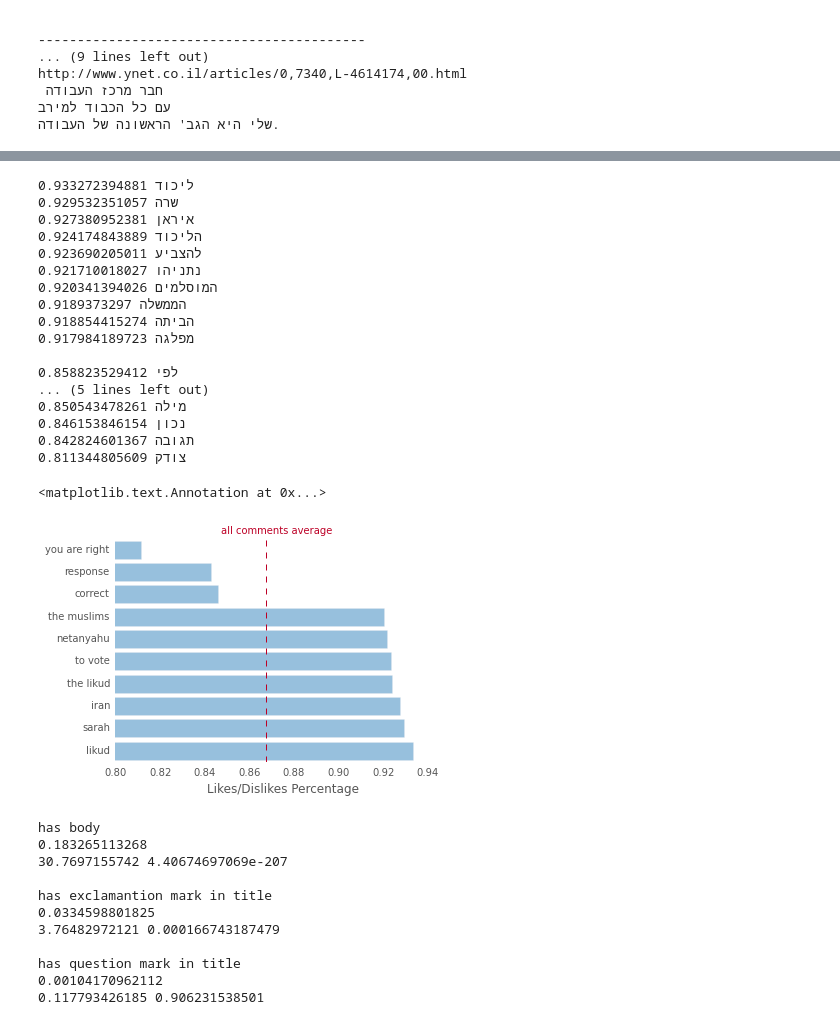
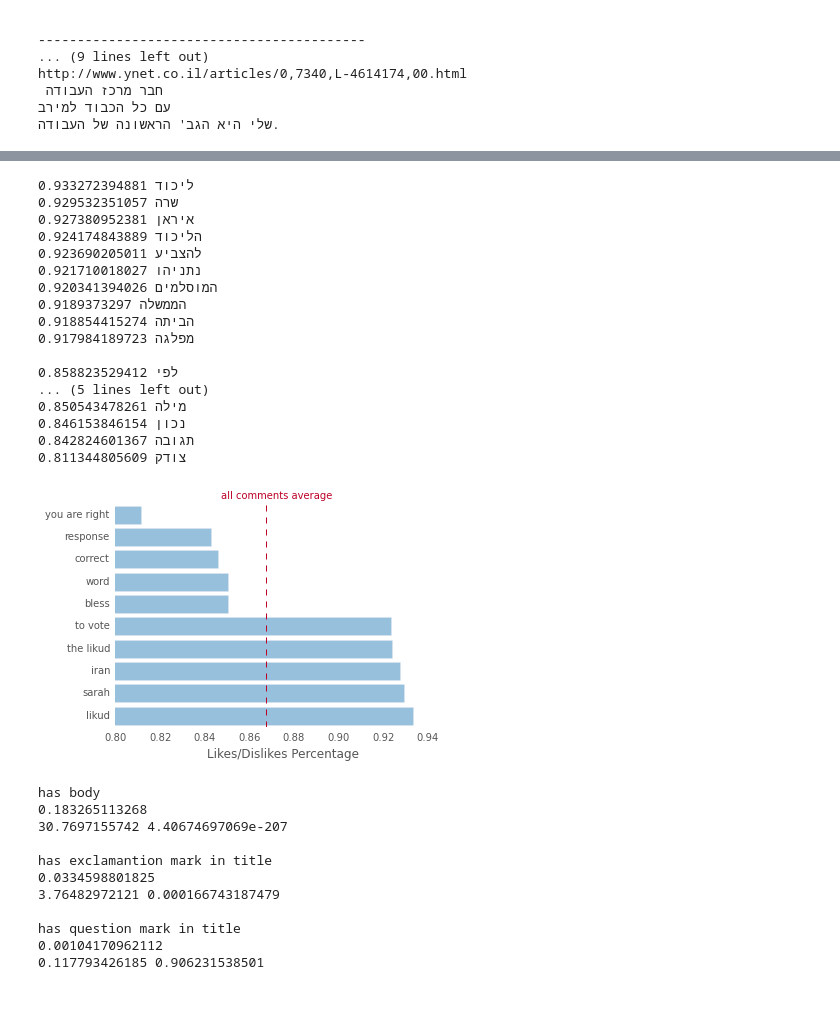
Before and after one commit to yonilev/ArticleComments, a Jupyter notebook: notebook.ipynb, the cells around one changed output, grey strips where cells are left out. Drawn from its saved outputs; the diff is of its cells as text; code cells hidden in the pictures.

```diff
--- a/notebook.ipynb
+++ b/notebook.ipynb
@@ -320,9 +320,9 @@ print
 for s,w in avg_scores[-10:]:
     print s,w
 
-eng = ['likud','sarah','iran','the likud','to vote','netanyahu','the muslims','correct','response','you are right']
-y_abs = [a for a,token in avg_scores[:len(eng)-3]]
-y_abs += [a for a,token in avg_scores[-3:]]
+eng = ['likud','sarah','iran','the likud','to vote','bless','word','correct','response','you are right']
+y_abs = [a for a,token in avg_scores[:len(eng)-5]]
+y_abs += [a for a,token in avg_scores[-5:]]
 plt.barh(range(len(eng)),y_abs,color='#3182bd',alpha=0.5,align='center')
 
 #y_minus = [token_score_minus_count[token]*1.0/token_freq_count[token] for _,token in avg_scores[:len(eng)]]
@@ -334,35 +334,35 @@ ax.xaxis.grid(False)
 ax.yaxis.grid(False)
 ax.set_axis_bgcolor('w')
 ax.spines["top"].set_visible(False)
 ax.spines["bottom"].set_visible(False)
 ax.spines["right"].set_visible(False)
 ax.spines["left"].set_visible(False)
 ax.set_xlim([0.8,0.95])
 ax.set_xlabel('Likes/Dislikes Percentage',fontsize=12)
 
 abs_mean = len(comments_df[comments_df.score_abs.apply(lambda x: x>0)])*1.0/len(comments_df)
 plt.plot([abs_mean, abs_mean], [-0.5, 9.5], color='#bd0026', linestyle='--', linewidth=1)
 ax.annotate('all comments average',xy=(abs_mean-0.02, 9.7),xycoords='data', color='#bd0026',annotation_clip=False)
+plt.savefig('figures/words.png', bbox_inches='tight',dpi=1200)
 # %% [output]
 0.933272394881 ליכוד
 0.929532351057 שרה
 0.927380952381 איראן
 0.924174843889 הליכוד
 0.923690205011 להצביע
 0.921710018027 נתניהו
 0.920341394026 המוסלמים
 0.9189373297 הממשלה
 0.918854415274 הביתה
 0.917984189723 מפלגה
 
 0.858823529412 לפי
 ... (5 lines left out)
 0.850543478261 מילה
 0.846153846154 נכון
 0.842824601367 תגובה
 0.811344805609 צודק
-<matplotlib.text.Annotation at 0x...>
-[figure, old version]
+[figure, new version]
 # %%
 from scipy.stats import ttest_ind
 
```
Also changed, not shown: parts of 7 cells of this notebook, 11 other files.
